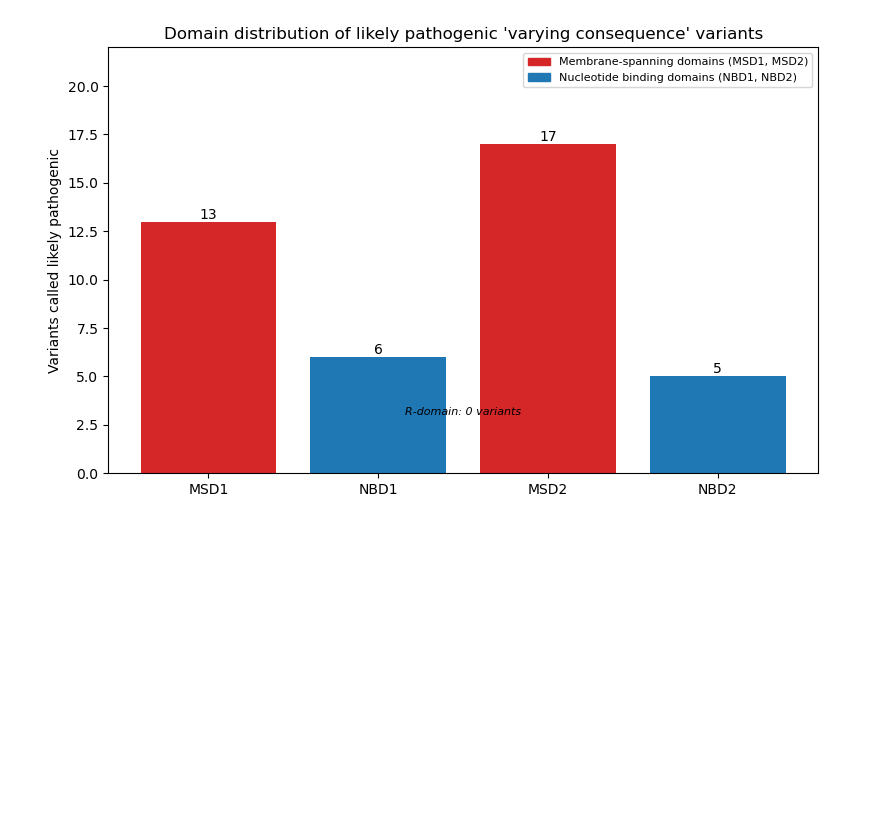
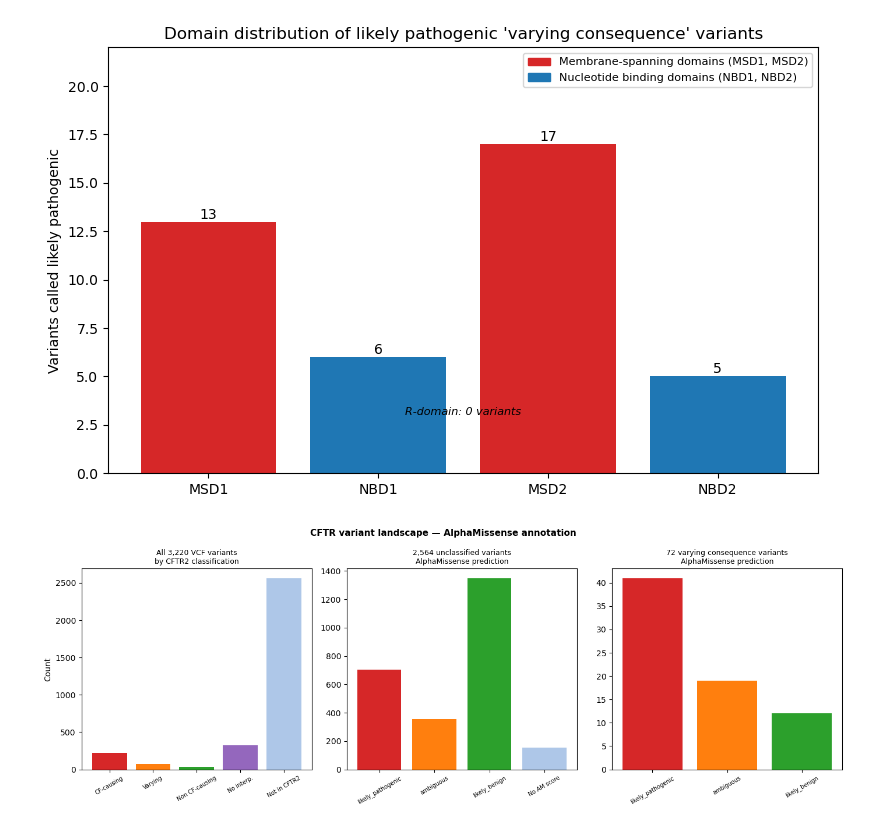
Before and after one commit to RoshaniPawar16/alphamissense-cftr, a Jupyter notebook: alphamissense.ipynb, the cells around one changed output. Saved outputs shown, nothing was run; the diff lists cells and outputs as text; code cells hidden in the pictures; blank space fills up the shorter version.

Commit message:
summary plot, full CFTR variant landscape

```diff
--- a/alphamissense.ipynb
+++ b/alphamissense.ipynb
@@ -882,3 +882,37 @@ plt.savefig("domain_distribution.png", dpi=150, bbox_inches="tight")
 plt.show()
 # %% [output]
 [figure]
+# %%
+fig, axes = plt.subplots(1, 3, figsize=(14, 5))
+
+# Chart 1: Overall variant breakdown
+labels1 = ["CF-causing", "Varying", "Non CF-causing", "No interp.", "Not in CFTR2"]
+sizes1 = [226, 72, 33, 325, 2564]
+colors1 = ["#d62728", "#ff7f0e", "#2ca02c", "#9467bd", "#aec7e8"]
+axes[0].bar(labels1, sizes1, color=colors1)
+axes[0].set_title("All 3,220 VCF variants\nby CFTR2 classification", fontsize=9)
+axes[0].set_ylabel("Count")
+axes[0].tick_params(axis="x", labelsize=7, rotation=30)
+
+# Chart 2: AlphaMissense on unclassified
+labels2 = ["likely_pathogenic", "ambiguous", "likely_benign", "No AM score"]
+sizes2 = [705, 357, 1349, 153]
+colors2 = ["#d62728", "#ff7f0e", "#2ca02c", "#aec7e8"]
+axes[1].bar(labels2, sizes2, color=colors2)
+axes[1].set_title("2,564 unclassified variants\nAlphaMissense prediction", fontsize=9)
+axes[1].tick_params(axis="x", labelsize=7, rotation=30)
+
+# Chart 3: AlphaMissense on varying consequence
+labels3 = ["likely_pathogenic", "ambiguous", "likely_benign"]
+sizes3 = [41, 19, 12]
+colors3 = ["#d62728", "#ff7f0e", "#2ca02c"]
+axes[2].bar(labels3, sizes3, color=colors3)
+axes[2].set_title("72 varying consequence variants\nAlphaMissense prediction", fontsize=9)
+axes[2].tick_params(axis="x", labelsize=7, rotation=30)
+
+plt.suptitle("CFTR variant landscape — AlphaMissense annotation", fontsize=11, fontweight="bold")
+plt.tight_layout()
+plt.savefig("summary_plot.png", dpi=150, bbox_inches="tight")
+plt.show()
+# %% [output]
+[figure, added]
```
